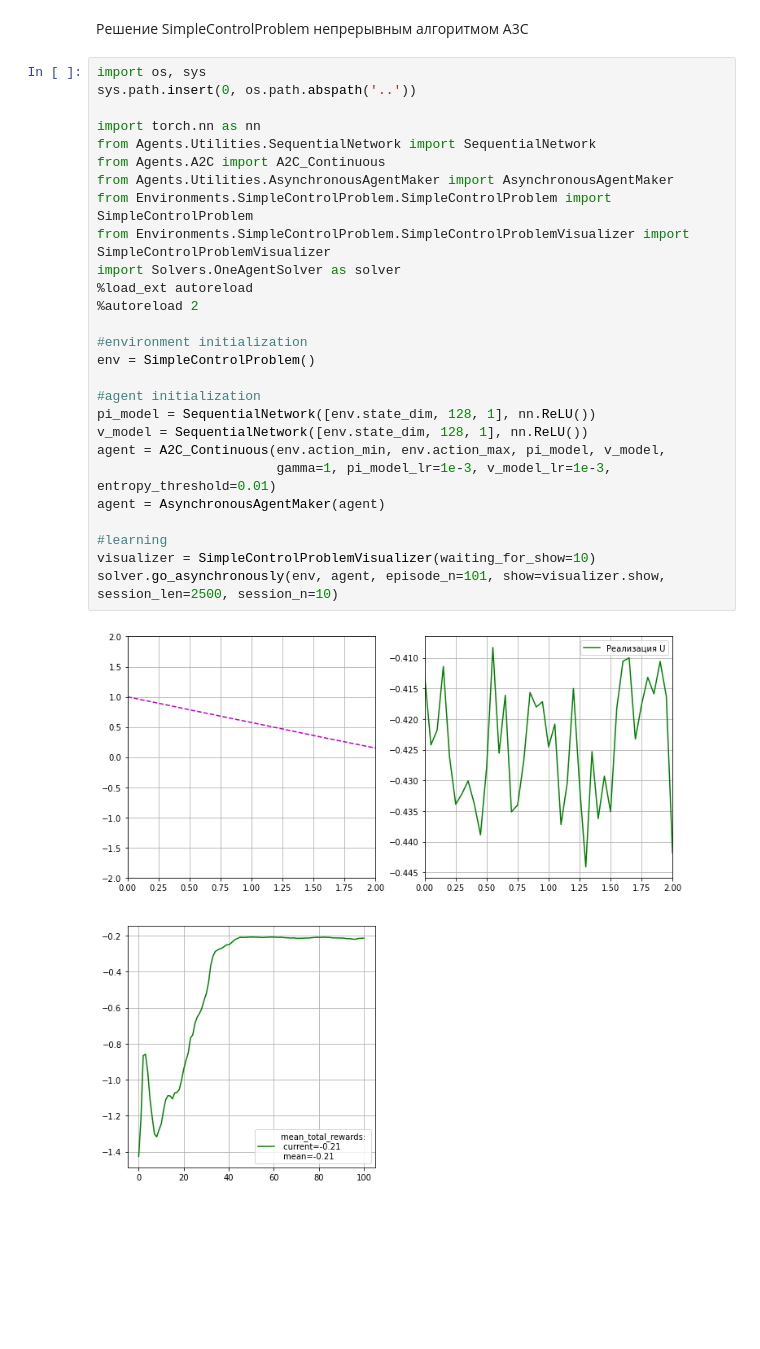
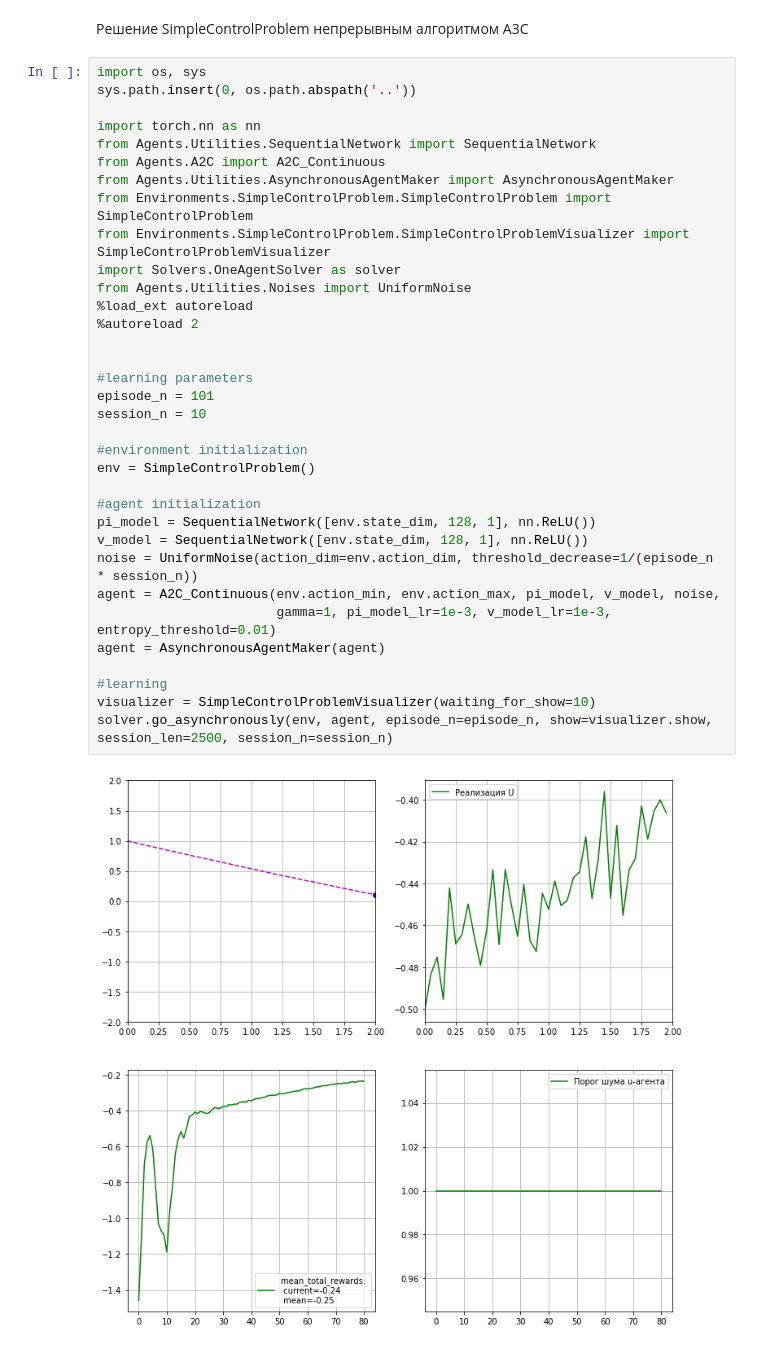
Before and after one commit to imm-rl-lab/reinforcement_learning_baseline, a Jupyter notebook: Testing/SimpleControlProblem-A3C_Continuous.ipynb, the cells around one changed output. Drawn from its saved outputs; the diff is of its cells as text; blank space fills up the shorter version.

```diff
--- a/Testing/SimpleControlProblem-A3C_Continuous.ipynb
+++ b/Testing/SimpleControlProblem-A3C_Continuous.ipynb
@@ -3,29 +3,36 @@
 # %%
 import os, sys
 sys.path.insert(0, os.path.abspath('..'))
 
 import torch.nn as nn
 from Agents.Utilities.SequentialNetwork import SequentialNetwork
 from Agents.A2C import A2C_Continuous
 from Agents.Utilities.AsynchronousAgentMaker import AsynchronousAgentMaker
 from Environments.SimpleControlProblem.SimpleControlProblem import SimpleControlProblem
 from Environments.SimpleControlProblem.SimpleControlProblemVisualizer import SimpleControlProblemVisualizer
 import Solvers.OneAgentSolver as solver
+from Agents.Utilities.Noises import UniformNoise
 %load_ext autoreload
 %autoreload 2
+
+
+#learning parameters
+episode_n = 101
+session_n = 10
 
 #environment initialization
 env = SimpleControlProblem()
 
 #agent initialization
 pi_model = SequentialNetwork([env.state_dim, 128, 1], nn.ReLU())
 v_model = SequentialNetwork([env.state_dim, 128, 1], nn.ReLU())
-agent = A2C_Continuous(env.action_min, env.action_max, pi_model, v_model,
+noise = UniformNoise(action_dim=env.action_dim, threshold_decrease=1/(episode_n * session_n))
+agent = A2C_Continuous(env.action_min, env.action_max, pi_model, v_model, noise,
                        gamma=1, pi_model_lr=1e-3, v_model_lr=1e-3, entropy_threshold=0.01)
 agent = AsynchronousAgentMaker(agent)
 
 #learning
 visualizer = SimpleControlProblemVisualizer(waiting_for_show=10)
-solver.go_asynchronously(env, agent, episode_n=101, show=visualizer.show, session_len=2500, session_n=10)
+solver.go_asynchronously(env, agent, episode_n=episode_n, show=visualizer.show, session_len=2500, session_n=session_n)
 # %% [output]
-[figure, old version]
+[figure, new version]
```
Also changed, not shown: parts of 1 cell of this notebook, 13 other files.
